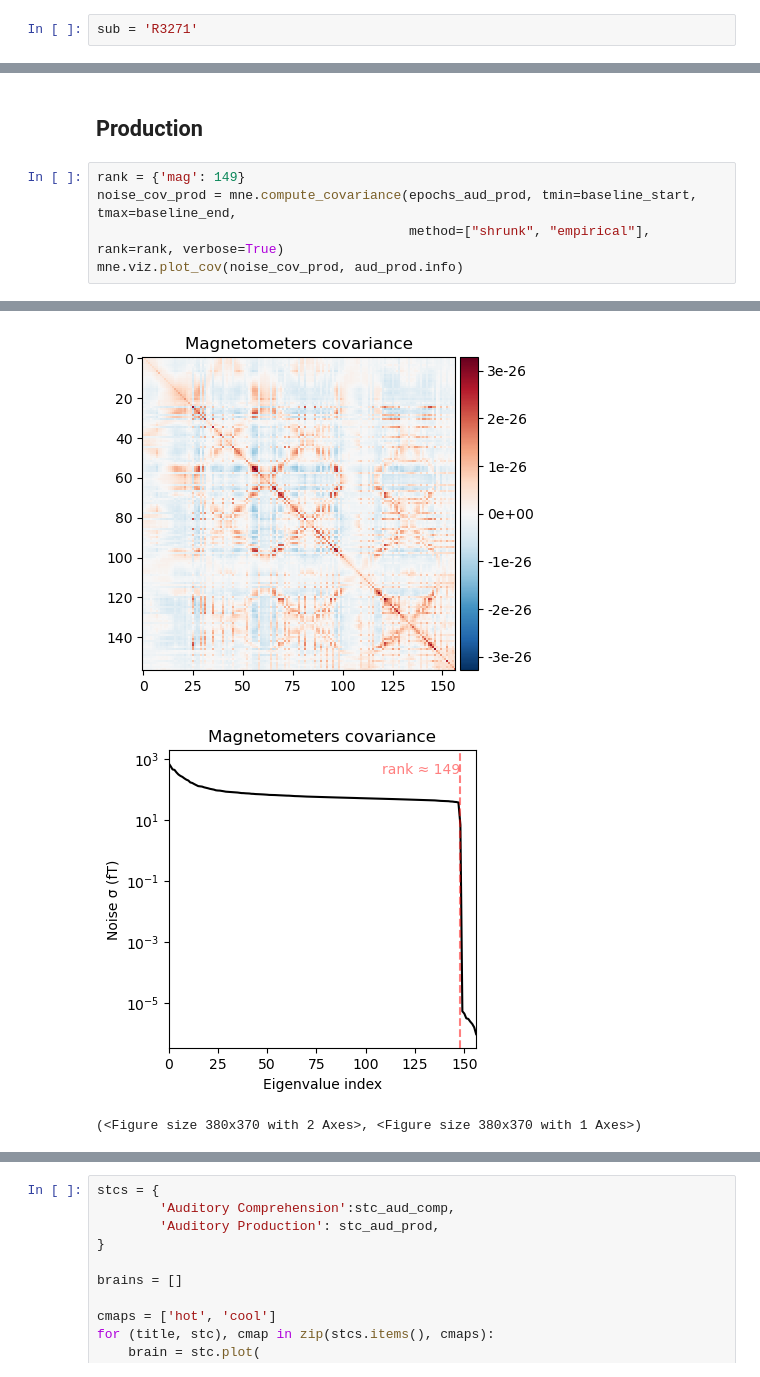
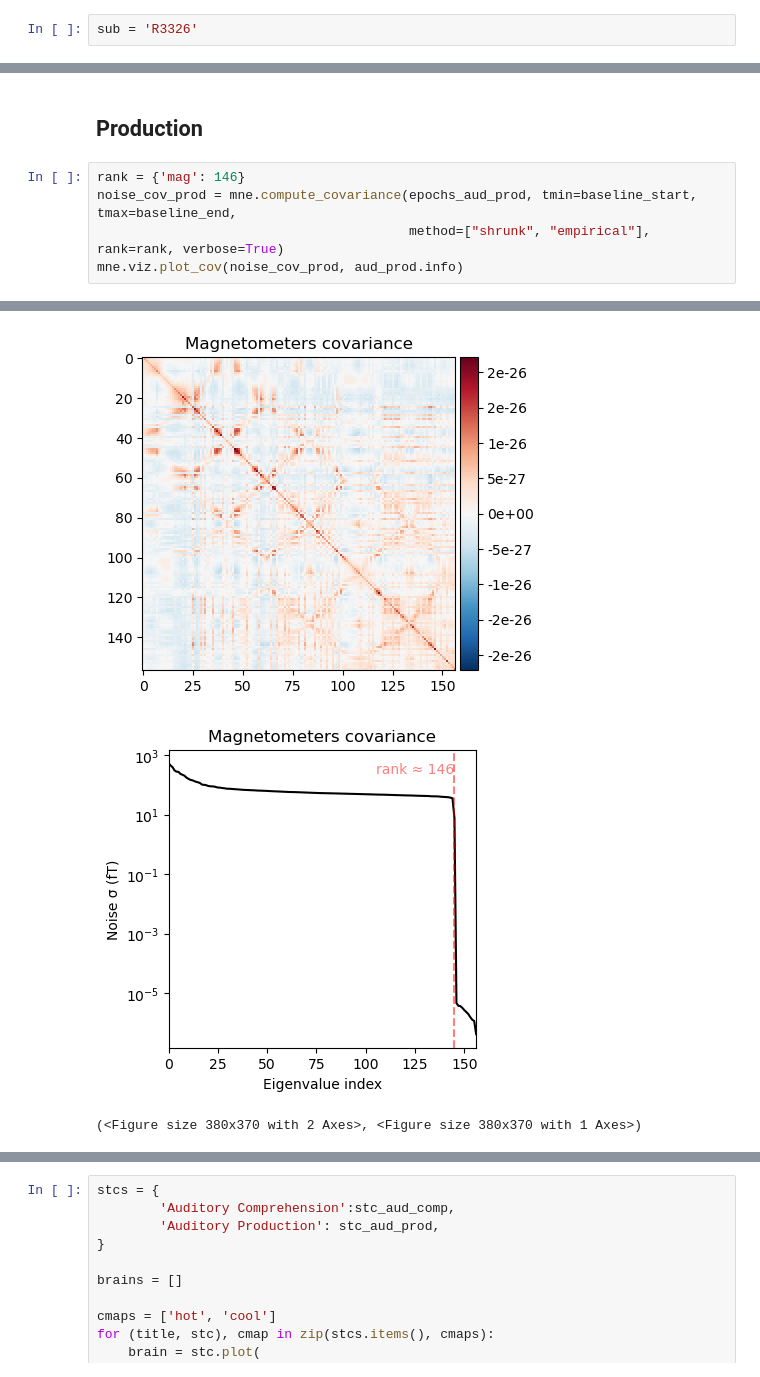
Before and after one commit to audreylaun/meg, a Jupyter notebook: PreProcessing/source_localization.ipynb, the cells around one changed output, grey strips where cells are left out. Drawn from its saved outputs; the diff is of its cells as text.

```diff
--- a/PreProcessing/source_localization.ipynb
+++ b/PreProcessing/source_localization.ipynb
@@ -256,7 +258,7 @@ Using pyvistaqt 3d backend.
 # %% [markdown]
 # Source Localization -- Auditory
 # %%
-sub = 'R3271'
+sub = 'R3326'
 # %%
 # Setting parameters to be used by both production and comprehension
 subjects_dir = '/Applications/freesurfer/8.0.0/subjects' # freesurfer MRI directory
@@ -390,7 +376,7 @@ Writing STC to disk...
 # %% [markdown]
 ## Production
 # %%
-rank = {'mag': 149}
+rank = {'mag': 146}
 noise_cov_prod = mne.compute_covariance(epochs_aud_prod, tmin=baseline_start, tmax=baseline_end,
                                         method=["shrunk", "empirical"], rank=rank, verbose=True)
 mne.viz.plot_cov(noise_cov_prod, aud_prod.info)
@@ -416,5 +402,5 @@ Computing rank from covariance with rank=None
-[figure, old version]
+[figure, new version]
-[figure, old version]
+[figure, new version]
 (<Figure size 380x370 with 2 Axes>, <Figure size 380x370 with 1 Axes>)
 # %%
 raw_fname_prod = directory + sub + '_prod_preproc-raw.fif'
```
Also changed, not shown: parts of 14 cells of this notebook, 8 other files.
